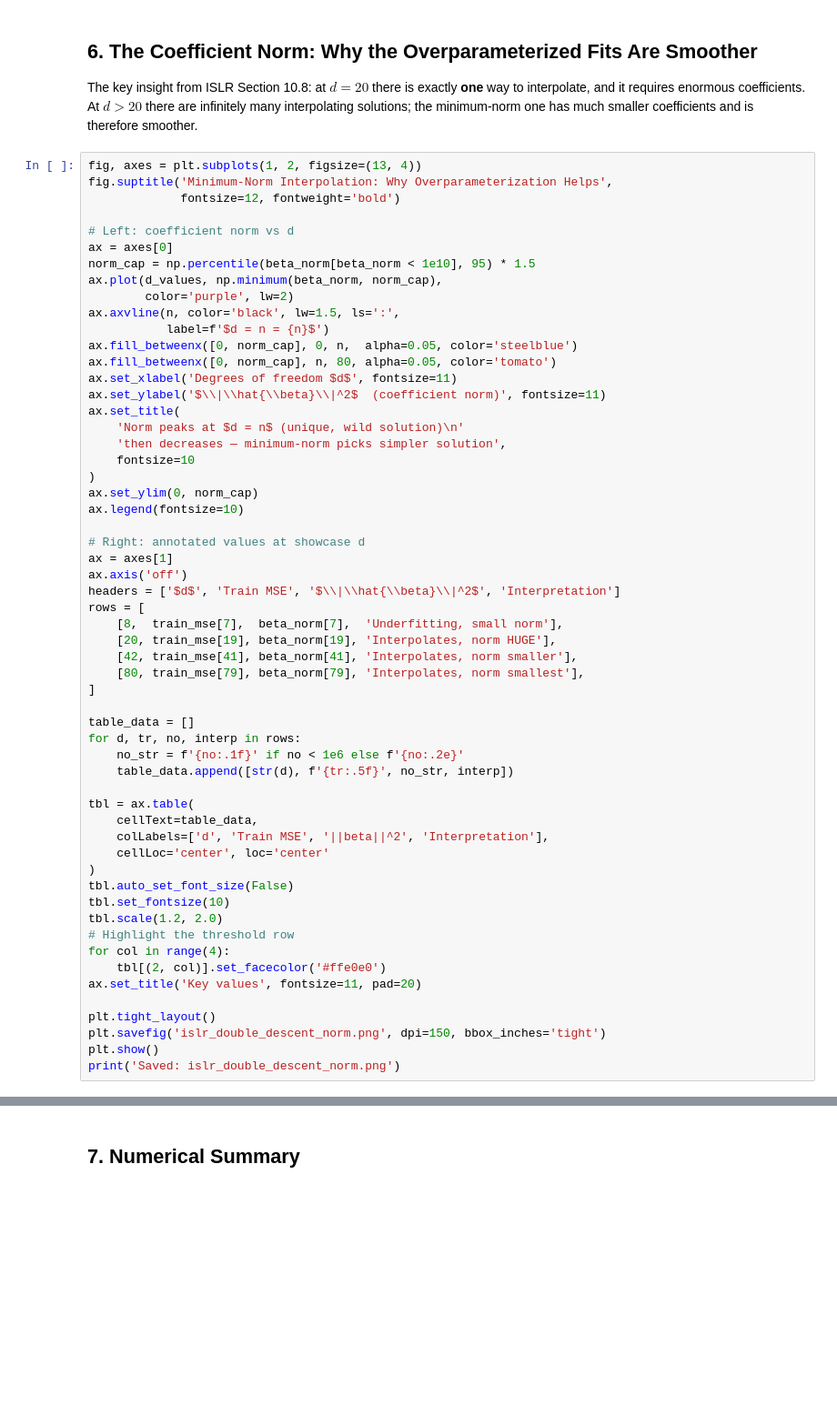
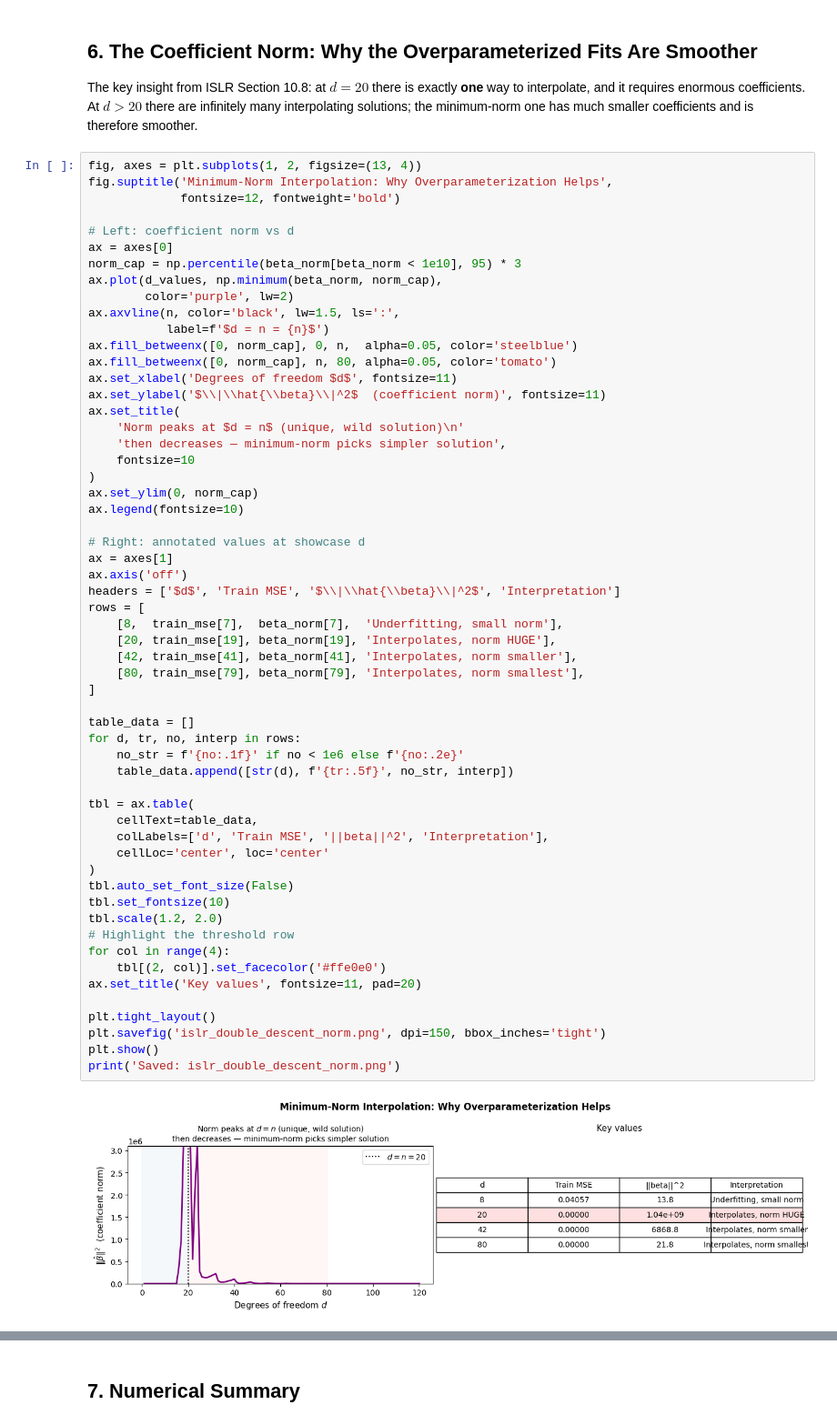
Before and after one commit to ssindiUCM/2026-Spring-UCM-Math280, a Jupyter notebook: Examples/Week_09_Examples/Example2_ISLR_Chapter10_SplineApproximation_DoubleDescent.ipynb, the cells around one changed output, grey strips where cells are left out. Shown at 91% size. Drawn from its saved outputs; the diff is of its cells as text; blank space fills up the shorter version.

```diff
--- a/Examples/Week_09_Examples/Example2_ISLR_Chapter10_SplineApproximation_DoubleDescent.ipynb
+++ b/Examples/Week_09_Examples/Example2_ISLR_Chapter10_SplineApproximation_DoubleDescent.ipynb
@@ -315,7 +318,7 @@ fig.suptitle('Minimum-Norm Interpolation: Why Overparameterization Helps',
 
 # Left: coefficient norm vs d
 ax = axes[0]
-norm_cap = np.percentile(beta_norm[beta_norm < 1e10], 95) * 1.5
+norm_cap = np.percentile(beta_norm[beta_norm < 1e10], 95) * 3
 ax.plot(d_values, np.minimum(beta_norm, norm_cap),
         color='purple', lw=2)
 ax.axvline(n, color='black', lw=1.5, ls=':',
@@ -338,30 +341,32 @@ ax.axis('off')
 headers = ['$d$', 'Train MSE', '$\\|\\hat{\\beta}\\|^2$', 'Interpretation']
 rows = [
     [8,  train_mse[7],  beta_norm[7],  'Underfitting, small norm'],
     [20, train_mse[19], beta_norm[19], 'Interpolates, norm HUGE'],
     [42, train_mse[41], beta_norm[41], 'Interpolates, norm smaller'],
     [80, train_mse[79], beta_norm[79], 'Interpolates, norm smallest'],
 ]
 
 table_data = []
 for d, tr, no, interp in rows:
     no_str = f'{no:.1f}' if no < 1e6 else f'{no:.2e}'
     table_data.append([str(d), f'{tr:.5f}', no_str, interp])
 
 tbl = ax.table(
     cellText=table_data,
     colLabels=['d', 'Train MSE', '||beta||^2', 'Interpretation'],
     cellLoc='center', loc='center'
 )
 tbl.auto_set_font_size(False)
 tbl.set_fontsize(10)
 tbl.scale(1.2, 2.0)
 # Highlight the threshold row
 for col in range(4):
     tbl[(2, col)].set_facecolor('#ffe0e0')
 ax.set_title('Key values', fontsize=11, pad=20)
 
 plt.tight_layout()
 plt.savefig('islr_double_descent_norm.png', dpi=150, bbox_inches='tight')
 plt.show()
 print('Saved: islr_double_descent_norm.png')
+# %% [output]
+[figure, added]
```
Also changed, not shown: parts of 4 cells of this notebook, 7 other files.
